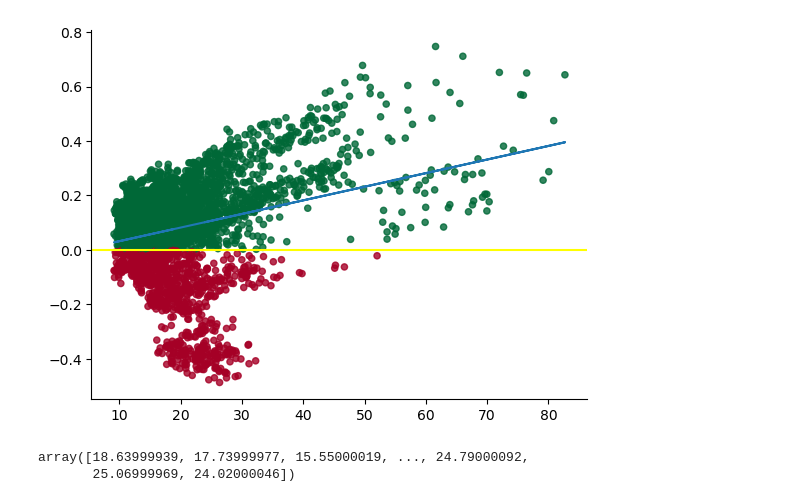
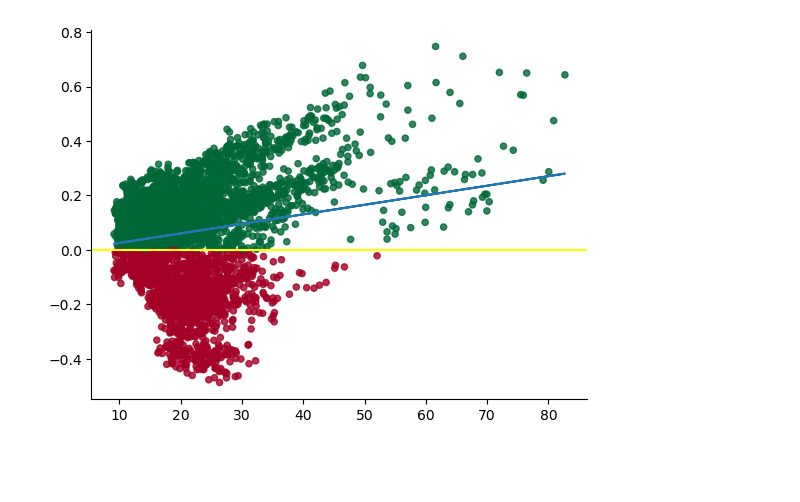
Before and after one commit to mlech413/Stock_Forecaster, a Jupyter notebook: Stock-Vix.ipynb, the cells around one changed output. Saved outputs shown, nothing was run; the diff lists cells and outputs as text; code cells hidden in the pictures; blank space fills up the shorter version.

```diff
--- a/Stock-Vix.ipynb
+++ b/Stock-Vix.ipynb
@@ -159,7 +123,5 @@ df_03
 latest_date = df_01_min_date
 if df_02_min_date > latest_date:
   latest_date = df_02_min_date
-if df_03_min_date > latest_date:
-  latest_date = df_03_min_date
 print(latest_date)
 # %% [output]
@@ -250,14 +174,8 @@ df
 # %%
 for i in range(len(df)):
 
-    if (i < (len(df))):
-      df.percentage[i] = (df[col02][i]/df[col01][i])
-      if ( (df[col01][i] > reversion_low_value) & (df[col01][i] < reversion_high_value) ):
-        df.reversion_boolean[i] = 1
-      else:
-        df.reversion_boolean[i] = 0
     if (i < (len(df)-days_in_future_that_result_is_calculated)):
-      df.future_result[i] = ((df[col03][i+days_in_future_that_result_is_calculated]-df[col03][i])/df[col03][i])
+      df.future_result[i] = ((df[col02][i+days_in_future_that_result_is_calculated]-df[col02][i])/df[col02][i])
 
 df = df[df['future_result'] != ""]
 
@@ -295,20 +201,13 @@ See the caveats in the documentation: https://pandas.pydata.org/pandas-docs/stab
 # %%
-df["percentage"] = pd.to_numeric(df["percentage"])
-df["reversion_boolean"] = pd.to_numeric(df["reversion_boolean"])
 df["future_result"] = pd.to_numeric(df["future_result"])
 
 for i in range(len(df)):
-    if (df['percentage'][i] > 1):
-      df.percentage_boolean[i] = 1
-    else:
-      df.percentage_boolean[i] = 0
     if (df['future_result'][i] > 0):
       df.future_result_boolean[i] = 1
     else:
       df.future_result_boolean[i] = 0
 
 df["future_result_boolean"] = pd.to_numeric(df["future_result_boolean"])
-df["percentage_boolean"] = pd.to_numeric(df["percentage_boolean"])
 df.dtypes
 # %% [output]
 A value is trying to be set on a copy of a slice from a DataFrame.
@@ -359,9 +252,0 @@ df_temp = df.copy()
-# %%
-df = df_temp.copy()
-# df = df.loc[(df['percentage']>1.3)]
-# df = df.loc[(df['percentage']>1.0)]
-# df = df.loc[(df['percentage']<0.9)]
-# df = df.loc[(df['^VIX3M_close']>55)]
-# df = df.loc[(df['^VIX_close']>20)]
-# df = df.loc[(df['^VIX_close']>60) | (df['^VIX3M_close']>60)]
-df
@@ -444,42 +274,21 @@ sns.lmplot(x=x_axis,y=y_axis,data=df,fit_reg=True)
 # %%
 # Draw a scatter plot
 x=df['^VIX_close'].to_numpy()
 y=df['future_result'].to_numpy()
 z=df['future_result_boolean'].to_numpy()
 
 slope, intercept, r, p, std_err = stats.linregress(x, y)
 def myfunc(x):
   return slope * x + intercept
 mymodel = list(map(myfunc, x))
 # plt.gca().add_patch(Rectangle((70.1, 0), 13, .2, color='green', alpha=0.1))
 # plt.axvline(70.1, color='yellow')
 plt.axhline(0, color='yellow')
 plt.gca().spines['top'].set_visible(False)
 plt.gca().spines['right'].set_visible(False)
 plt.scatter(x, y, c=z, cmap='RdYlGn', alpha=0.8, s=20)
 plt.plot(x, mymodel)
 plt.show()
-
-# # Draw a scatter plot
-# x=df['^VIX3M_close'].to_numpy()
-# y=df['future_result'].to_numpy()
-# z=df['future_result_boolean'].to_numpy()
-
-# slope, intercept, r, p, std_err = stats.linregress(x, y)
-# def myfunc(x):
-#   return slope * x + intercept
-# mymodel = list(map(myfunc, x))
-# plt.gca().add_patch(Rectangle((70.1, 0), 13, .2, color='green', alpha=0.1))
-# plt.axvline(70.1, color='yellow')
-# plt.axhline(0, color='yellow')
-# plt.gca().spines['top'].set_visible(False)
-# plt.gca().spines['right'].set_visible(False)
-# plt.scatter(x, y, c=z, cmap='RdYlGn', alpha=0.8, s=20)
-# plt.plot(x, mymodel)
-# plt.show()
-x
 # %% [output]
-[figure, old version]
+[figure, new version]
-array([18.63999939, 17.73999977, 15.55000019, ..., 24.79000092,
-       25.06999969, 24.02000046])
 # %%
```
Also changed, not shown: parts of 24 cells of this notebook, 10 other files.
